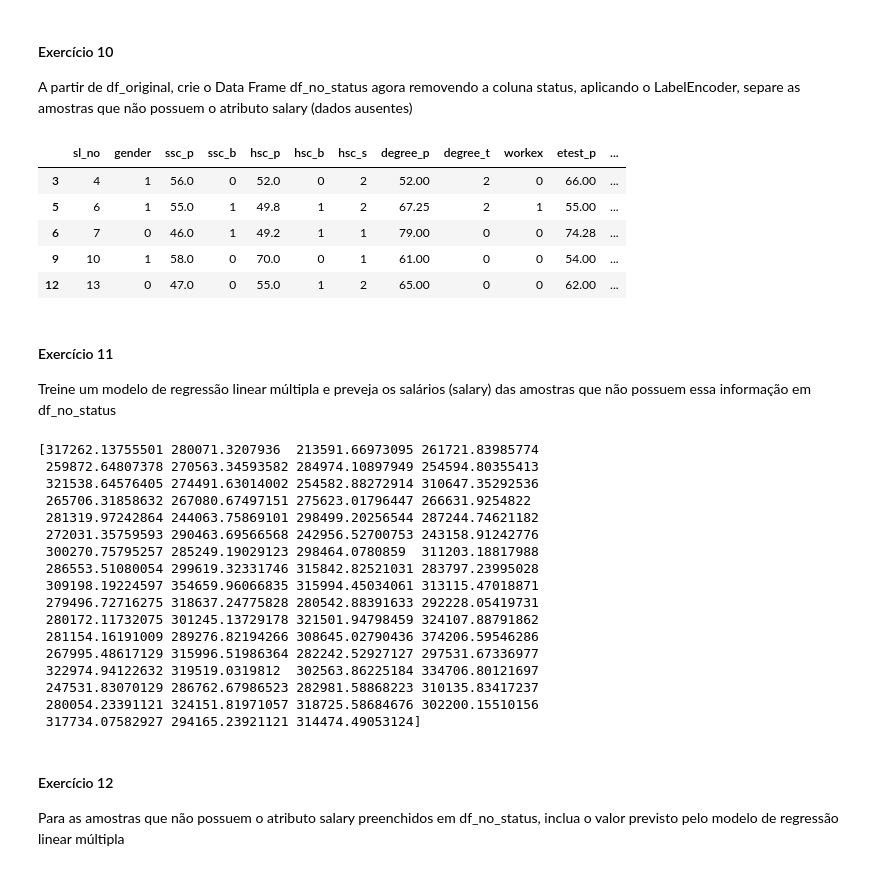
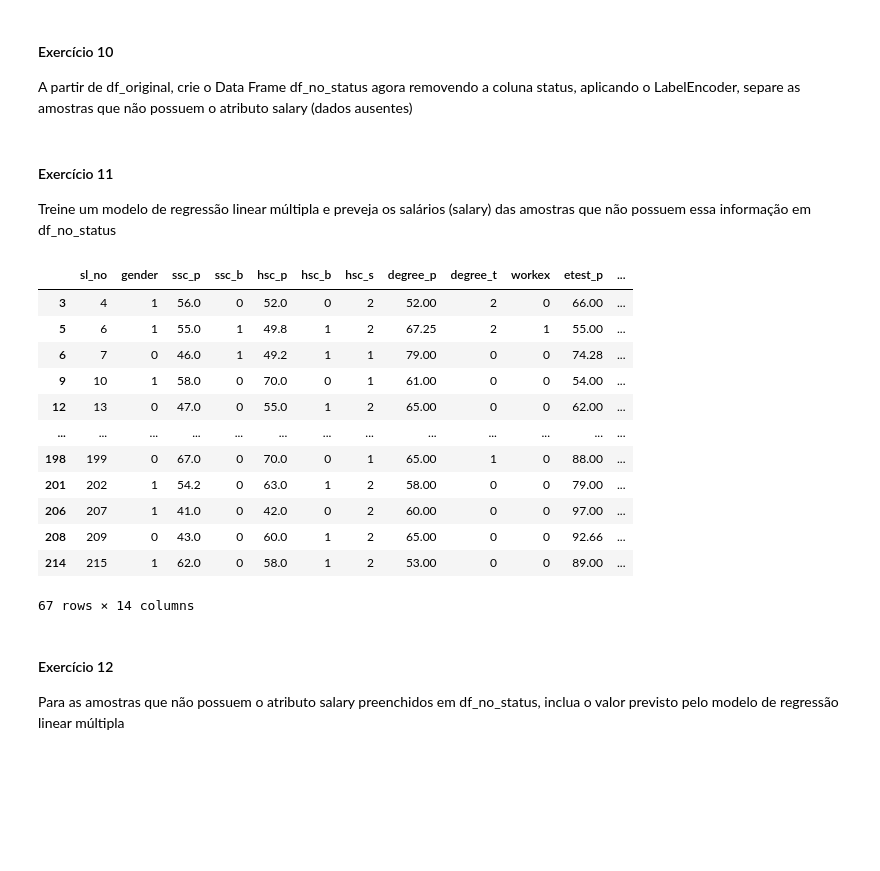
Before and after one commit to lucioew28/avaliacao_c2_a1_adac, a Jupyter notebook: main.ipynb, the cells around one changed output. Drawn from its saved outputs; the diff is of its cells as text; code cells hidden in the pictures; blank space fills up the shorter version.

```diff
--- a/main.ipynb
+++ b/main.ipynb
@@ -457,54 +423,49 @@ df_no_status['degree_t'] = label_encoder.fit_transform(df_no_salary['degree_t'])
 df_no_status['workex'] = label_encoder.fit_transform(df_no_salary['workex'])
 df_no_status['specialisation'] = label_encoder.fit_transform(df_no_salary['specialisation'])
 
-# Separa as amostras com o atributo salary ausentes
-df_no_status_clean = df_no_status.dropna(subset=['salary']).copy()
-df_no_status_no_salary = df_no_status[df_no_status['salary'].isna()].copy()
-
-df_no_status_no_salary.head()
+# Criamos um novo DataFrame para as colunas com salary igual a NaN
+df_nan_salary = df_no_status[df_no_status['salary'].isnull()]
-# %% [output]
-|  | sl_no | gender | ssc_p | ssc_b | hsc_p | hsc_b | hsc_s | degree_p | degree_t | workex | etest_p | ... |
-| 3 | 4 | 1 | 56.0 | 0 | 52.0 | 0 | 2 | 52.00 | 2 | 0 | 66.00 | ... |
-| 5 | 6 | 1 | 55.0 | 1 | 49.8 | 1 | 2 | 67.25 | 2 | 1 | 55.00 | ... |
-| 6 | 7 | 0 | 46.0 | 1 | 49.2 | 1 | 1 | 79.00 | 0 | 0 | 74.28 | ... |
-| 9 | 10 | 1 | 58.0 | 0 | 70.0 | 0 | 1 | 61.00 | 0 | 0 | 54.00 | ... |
-| 12 | 13 | 0 | 47.0 | 0 | 55.0 | 1 | 2 | 65.00 | 0 | 0 | 62.00 | ... |
 # %% [markdown]
 <h4>Exercício 11</h4>
 <p>Treine um modelo de regressão linear múltipla e preveja os salários (salary) das amostras que não possuem essa informação em df_no_status</p>
 # %%
 # Seleciona as variaveis independentes(X) e a variavel dependente(Y)
-X = df_no_status_clean.drop('salary', axis=1)
-y = df_no_status_clean['salary']
+X = df_no_status.dropna().drop('salary', axis=1)
+y = df_no_status.dropna()['salary']
 
 # Instancia o modelo de regressão linear
 model = LinearRegression()
 
+X_train, X_test, y_train, y_test = train_test_split(X, y, test_size=0.2, random_state=42)
+
 # Molda os dados para o modelo
-model.fit(X, y)
+model.fit(X_train, y_train)
 
-df_no_status_no_salary_droped = df_no_status_no_salary.drop('salary', axis=1)
+# Realiza a previsão no modelo de teste
+y_test_pred = model.predict(X_test)
 
-predicted_salary = model.predict(df_no_status_no_salary_droped)
-print(predicted_salary)
+# Realiza a previsão das amostras que não possuem a informação salary
+predicted_salary = model.predict(df_nan_salary.drop('salary', axis=1))
+
+# Arredondamos o salario previsto
+rounded_salary = [round(salary, 1) for salary in predicted_salary]
+
+df_nan_salary.loc[df_nan_salary['salary'].isnull(), 'salary'] = rounded_salary
+df_nan_salary
 # %% [output]
+|  | sl_no | gender | ssc_p | ssc_b | hsc_p | hsc_b | hsc_s | degree_p | degree_t | workex | etest_p | ... |
+| 3 | 4 | 1 | 56.0 | 0 | 52.0 | 0 | 2 | 52.00 | 2 | 0 | 66.00 | ... |
+| 5 | 6 | 1 | 55.0 | 1 | 49.8 | 1 | 2 | 67.25 | 2 | 1 | 55.00 | ... |
+| 6 | 7 | 0 | 46.0 | 1 | 49.2 | 1 | 1 | 79.00 | 0 | 0 | 74.28 | ... |
+| 9 | 10 | 1 | 58.0 | 0 | 70.0 | 0 | 1 | 61.00 | 0 | 0 | 54.00 | ... |
+| 12 | 13 | 0 | 47.0 | 0 | 55.0 | 1 | 2 | 65.00 | 0 | 0 | 62.00 | ... |
+| ... | ... | ... | ... | ... | ... | ... | ... | ... | ... | ... | ... | ... |
+| 198 | 199 | 0 | 67.0 | 0 | 70.0 | 0 | 1 | 65.00 | 1 | 0 | 88.00 | ... |
+| 201 | 202 | 1 | 54.2 | 0 | 63.0 | 1 | 2 | 58.00 | 0 | 0 | 79.00 | ... |
+| 206 | 207 | 1 | 41.0 | 0 | 42.0 | 0 | 2 | 60.00 | 0 | 0 | 97.00 | ... |
+| 208 | 209 | 0 | 43.0 | 0 | 60.0 | 1 | 2 | 65.00 | 0 | 0 | 92.66 | ... |
+| 214 | 215 | 1 | 62.0 | 0 | 58.0 | 1 | 2 | 53.00 | 0 | 0 | 89.00 | ... |
-[317262.13755501 280071.3207936  213591.66973095 261721.83985774
- 259872.64807378 270563.34593582 284974.10897949 254594.80355413
- 321538.64576405 274491.63014002 254582.88272914 310647.35292536
- 265706.31858632 267080.67497151 275623.01796447 266631.9254822
- 281319.97242864 244063.75869101 298499.20256544 287244.74621182
- 272031.35759593 290463.69566568 242956.52700753 243158.91242776
- 300270.75795257 285249.19029123 298464.0780859  311203.18817988
- 286553.51080054 299619.32331746 315842.82521031 283797.23995028
- 309198.19224597 354659.96066835 315994.45034061 313115.47018871
- 279496.72716275 318637.24775828 280542.88391633 292228.05419731
- 280172.11732075 301245.13729178 321501.94798459 324107.88791862
- 281154.16191009 289276.82194266 308645.02790436 374206.59546286
- 267995.48617129 315996.51986364 282242.52927127 297531.67336977
- 322974.94122632 319519.0319812  302563.86225184 334706.80121697
- 247531.83070129 286762.67986523 282981.58868223 310135.83417237
- 280054.23391121 324151.81971057 318725.58684676 302200.15510156
- 317734.07582927 294165.23921121 314474.49053124]
+67 rows × 14 columns
 # %% [markdown]
 <h4>Exercício 12</h4>
 <p>Para as amostras que não possuem o atributo salary preenchidos em df_no_status, inclua o valor previsto pelo modelo de regressão linear múltipla</p>
```
Also changed, not shown: parts of 35 cells of this notebook.
